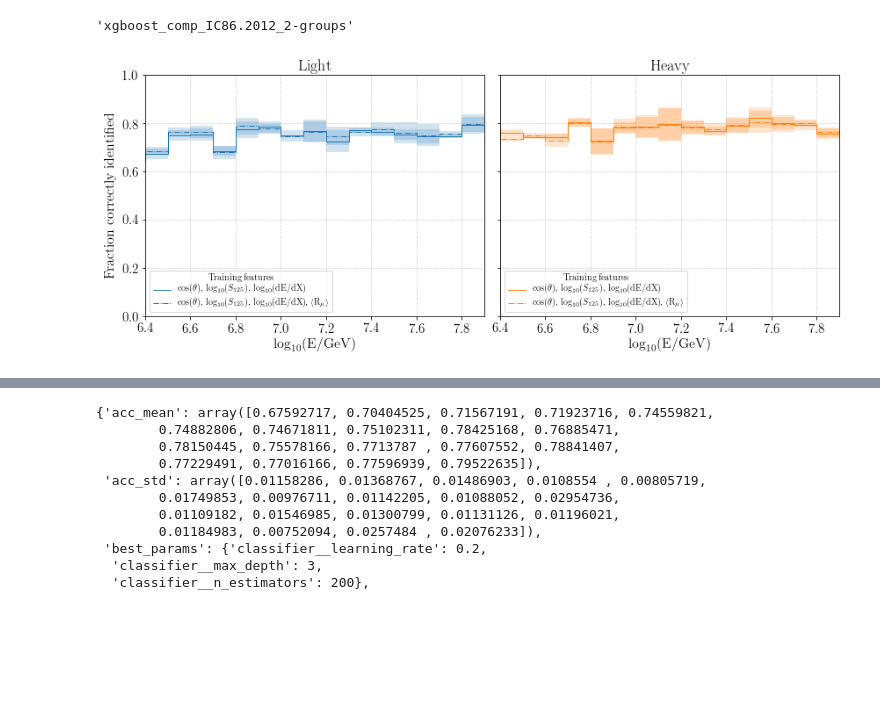
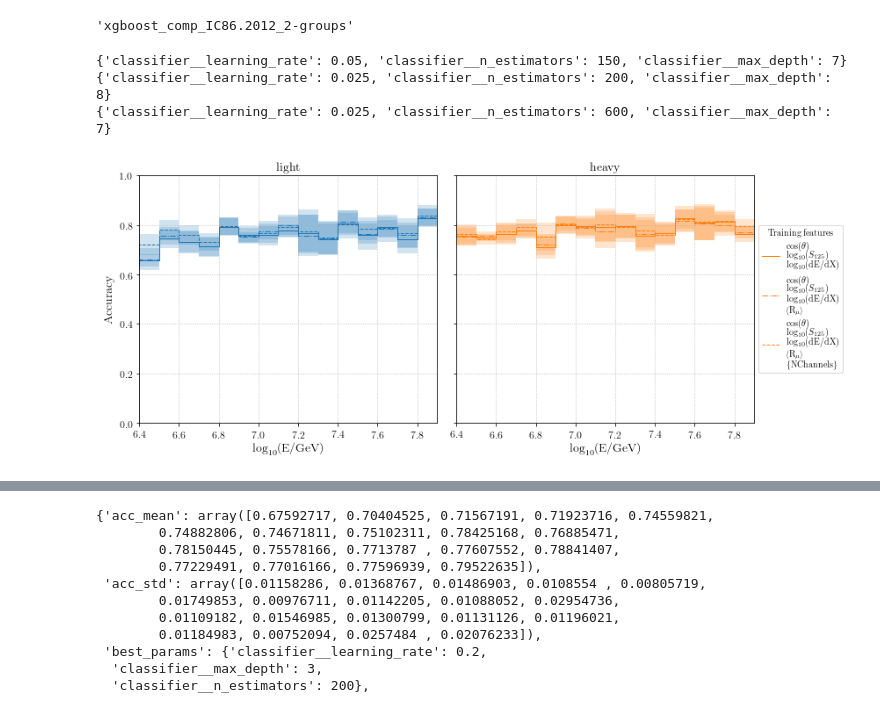
Before and after one commit to jrbourbeau/cr-composition, a Jupyter notebook: feature_selection/plot-feature-scan.ipynb, the cells around one changed output, grey strips where cells are left out. Saved outputs shown, nothing was run; the diff lists cells and outputs as text; code cells hidden in the pictures; blank space fills up the shorter version.

```diff
--- a/feature_selection/plot-feature-scan.ipynb
+++ b/feature_selection/plot-feature-scan.ipynb
@@ -25,33 +47,59 @@ pipeline_str
 # %%
 cwd = os.getcwd()
-linestyles = ['-', '-.']
+linestyles = ['-', '-.', '--']
 fig, axarr = plt.subplots(ncols=len(comp_list), figsize=(12, 5), sharex=True, sharey=True)
 for features, ls in zip(scan_features, linestyles):
     features_str = '-'.join(features)
     results_basename = '{}-{}.pkl'.format(pipeline_str, features_str)
     results_file = os.path.join(cwd,
                                 'feature_scan_results',
                                 results_basename)
     results = joblib.load(results_file)
+    print(results['best_params'])
 
     for idx, (composition, ax) in enumerate(zip(comp_list, axarr.flat)):
+        labels = results['feature_labels']
+        formatted_labels = []
+        nchannels_flag = False
+        for label in labels:
+            if 'NChannels' in label:
+                if not nchannels_flag:
+                    formatted_labels.append('\{NChannels\}')
+                    nchannels_flag = True
+                else:
+                    continue
+            else:
+                formatted_labels.append(label)
         # Add to plot
         comp.plot_steps(energybins.log_energy_bins,
                         results['acc_mean_{}'.format(composition)],
                         yerr=results['acc_std_{}'.format(composition)],
                         color=color_dict[composition],
                         ls=ls,
-                        label=', '.join(results['feature_labels']),
+#                         label=', '.join(results['feature_labels']),
+                        label='\n '.join(formatted_labels),
                         ax=ax)
 
         ax.set_xlim(6.4, 7.9)
         ax.set_ylim(0, 1)
         ax.set_xlabel('$\mathrm{\log_{10}(E/GeV)}$')
         if idx == 0:
-            ax.set_ylabel('Fraction correctly identified')
-        ax.set_title(composition.title())
+            ax.set_ylabel('Accuracy')
+        ax.set_title(composition)
         ax.grid(lw=0.8)
-        ax.legend(title='Training features', loc='lower left', fontsize=10)
+        if idx == len(comp_list) - 1:
+#             ax.legend(title='Training features', fontsize=10)
+            ax.legend(title='Training features', loc='center left', bbox_to_anchor=(1, 0.5), fontsize=10)
+# ax.legend(title='Training features', loc='lower left', fontsize=10)
+outfile = os.path.join(comp.paths.figures_dir,
+                       'model_evaluation',
+                       'new_features',
+                       '{}_num_groups-{}.png'.format(config, num_groups))
+comp.check_output_dir(outfile)
+plt.savefig(outfile)
 plt.show()
 # %% [output]
+{'classifier__learning_rate': 0.05, 'classifier__n_estimators': 150, 'classifier__max_depth': 7}
+{'classifier__learning_rate': 0.025, 'classifier__n_estimators': 200, 'classifier__max_depth': 8}
+{'classifier__learning_rate': 0.025, 'classifier__n_estimators': 600, 'classifier__max_depth': 7}
-[figure, old version]
+[figure, new version]
```
Also changed, not shown: parts of 8 cells of this notebook, 19 other files.
